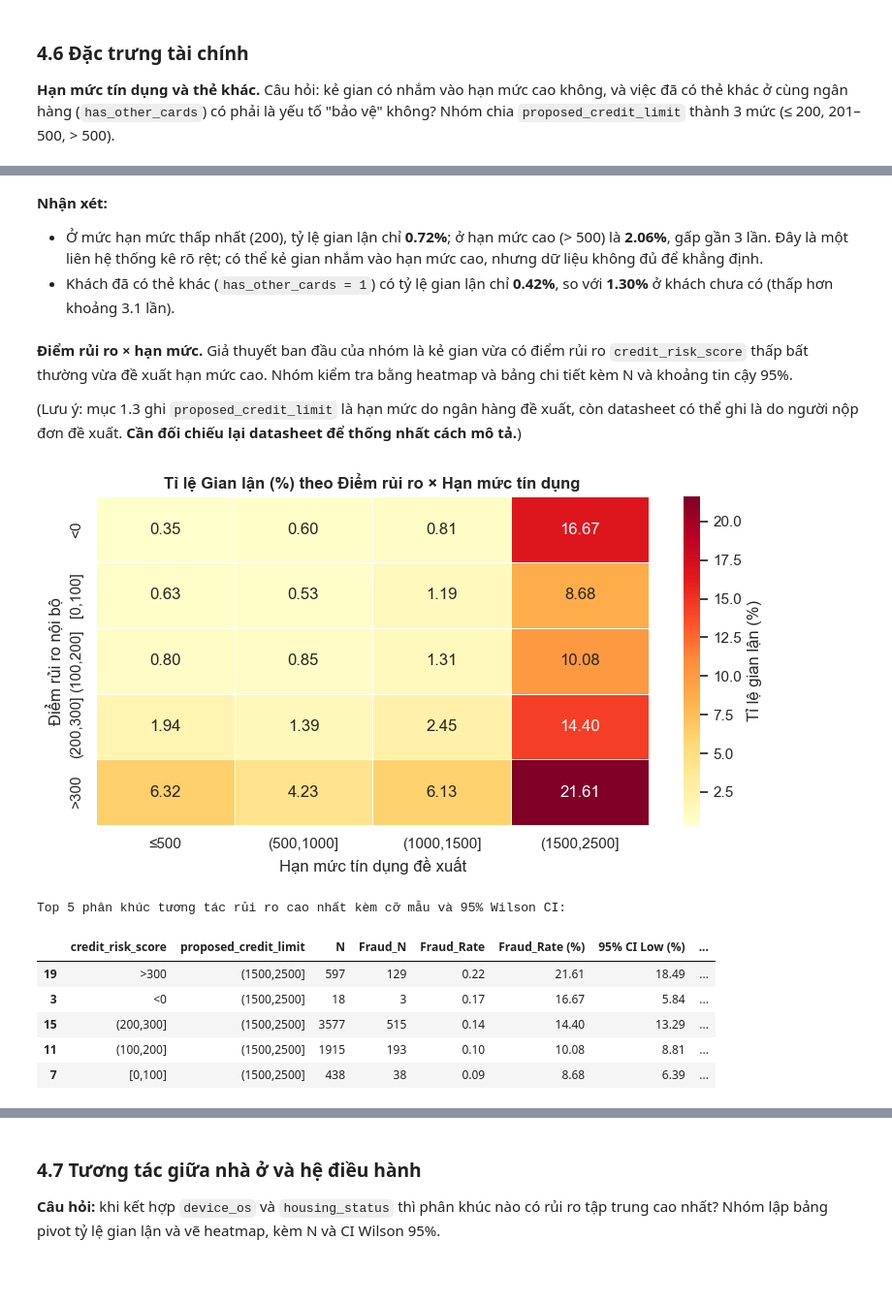
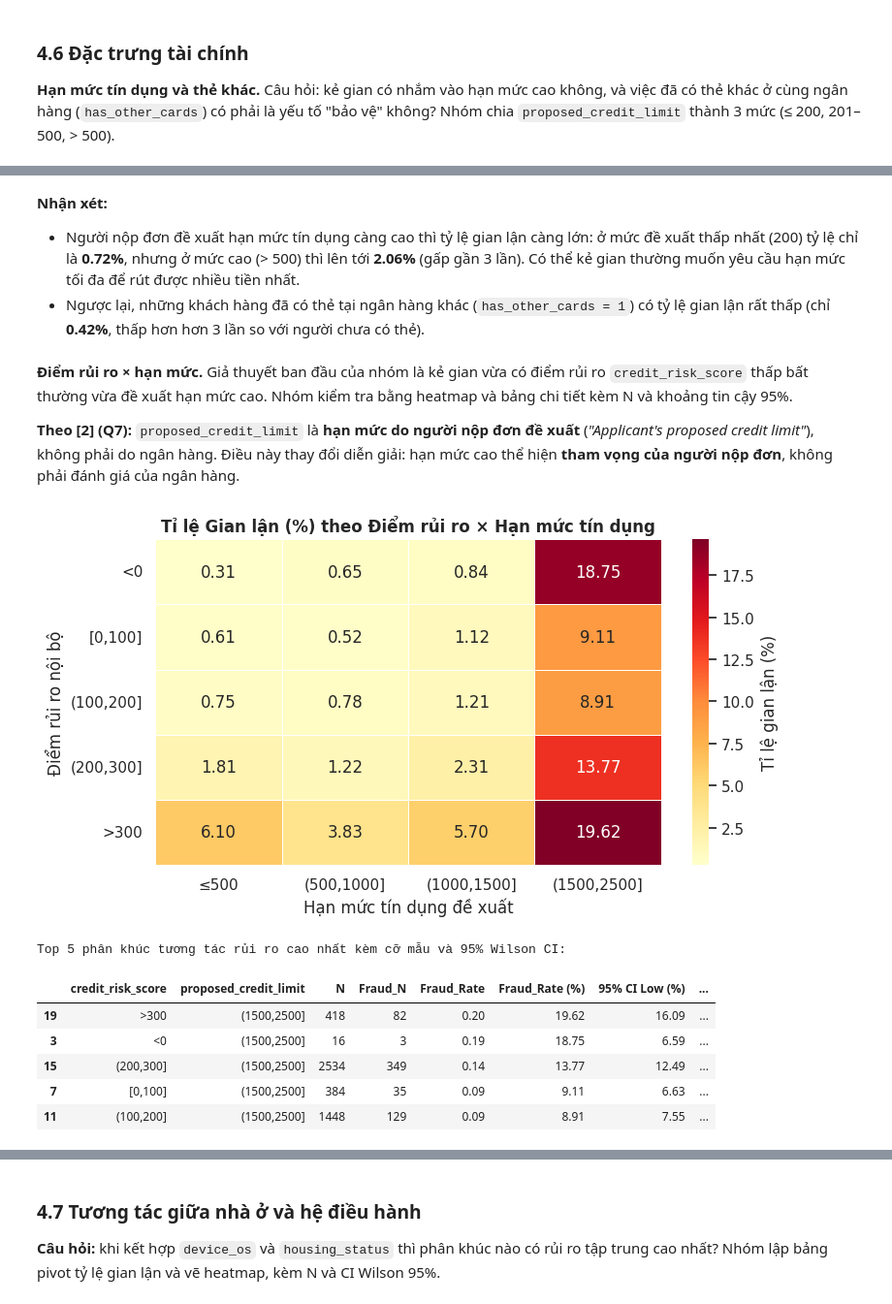
Before and after one commit to dducsw/co5177-data-analytics-and-visualization-project, a Jupyter notebook: tabular/bank-account-fraud.ipynb, the cells around one changed output, grey strips where cells are left out. Shown at 97% size. Drawn from its saved outputs; the diff is of its cells as text; code cells hidden in the pictures; blank space fills up the shorter version.

```diff
--- a/tabular/bank-account-fraud.ipynb
+++ b/tabular/bank-account-fraud.ipynb
@@ -66,9 +104,14 @@ print("Đã import thành công các thư viện cần thiết!")
 # %%
 # Đọc file dữ liệu Base.csv
-df_raw = pd.read_csv('data/Base.csv')   # bản gốc bất biến
-df = df_raw.copy()                       # bản làm việc: chạy lại từ cell này sẽ reset sạch
+load_path = data_file if ('data_file' in locals() and Path(data_file).exists()) else (
+    'data/Base.csv' if Path('data/Base.csv').exists() else 'tabular/data/Base.csv'
+)
+
+df_raw = pd.read_csv(load_path)   # bản gốc bất biến
+df = df_raw.copy()                 # bản làm việc: chạy lại từ cell này sẽ reset sạch
 
 # Kiểm tra số chiều dữ liệu và bản ghi trùng lặp
+print(f"Đã nạp file từ: {Path(load_path).resolve()}")
 print(f"Số dòng dữ liệu: {df.shape[0]:,} dòng")
 print(f"Số lượng cột: {df.shape[1]} cột")
 print(f"Số dòng bị trùng lặp hoàn toàn (duplicated): {df.duplicated().sum()}")
@@ -806,11 +868,11 @@ Tiếp theo xem tương quan giữa ba khung vận tốc (`velocity_6h`, `veloci
 # %%
 # So sánh phân phối tương quan giữa 3 khung thời gian vận tốc
 vel_cols = ['velocity_6h', 'velocity_24h', 'velocity_4w']
-vel_corr = df[vel_cols].corr()
+vel_corr = df_train[vel_cols].corr()
 
 # Khảo sát biến zip_count_4w theo phân vị
-df['zip_bins'] = pd.qcut(df['zip_count_4w'], q=5)
-zip_risk = df.groupby('zip_bins', observed=False)[target_col].agg(
+df_train['zip_bins'] = pd.qcut(df_train['zip_count_4w'], q=5)
+zip_risk = df_train.groupby('zip_bins', observed=False)[target_col].agg(
     Tong_Don='count',
     Ty_Le_Gian_Lan='mean'
 ).reset_index()
@@ -856,7 +915,7 @@ Passing `palette` without assigning `hue` is deprecated and will be removed in v
 Hai biến thể hiện khả năng một người (hoặc nhóm) nộp nhiều hồ sơ: `device_distinct_emails_8w` (số email khác nhau trên cùng thiết bị trong 8 tuần) và `date_of_birth_distinct_emails_4w` (số email khác nhau dùng chung một ngày sinh trong 4 tuần). Cột `device_fraud_count` đã bị bỏ ở 2.2.
 # %%
 # 1. Thống kê tỷ lệ gian lận theo số email xuất hiện trên thiết bị trong 8 tuần (device_distinct_emails_8w)
-device_email_stats = df.groupby('device_distinct_emails_8w').agg(
+device_email_stats = df_train.groupby('device_distinct_emails_8w').agg(
     Tong_Don=(target_col, 'count'),
     So_Gian_Lan=(target_col, 'sum'),
     Ty_Le_Gian_Lan=(target_col, 'mean')
@@ -864,8 +923,8 @@ device_email_stats = df.groupby('device_distinct_emails_8w').agg(
 device_email_stats['Ty_Le_Gian_Lan (%)'] = device_email_stats['Ty_Le_Gian_Lan'] * 100
 
 # 2. Phân vị ngày sinh trùng email trong 4 tuần (date_of_birth_distinct_emails_4w)
-df['dob_email_bins'] = pd.qcut(df['date_of_birth_distinct_emails_4w'], q=5, duplicates='drop')
-dob_stats = df.groupby('dob_email_bins', observed=False).agg(
+df_train['dob_email_bins'] = pd.qcut(df_train['date_of_birth_distinct_emails_4w'], q=5, duplicates='drop')
+dob_stats = df_train.groupby('dob_email_bins', observed=False).agg(
     Tong_Don=(target_col, 'count'),
     Ty_Le_Gian_Lan=(target_col, 'mean')
 ).reset_index()
@@ -930,14 +1002,14 @@ Passing `palette` without assigning `hue` is deprecated and will be removed in v
 **Hạn mức tín dụng và thẻ khác.** Câu hỏi: kẻ gian có nhắm vào hạn mức cao không, và việc đã có thẻ khác ở cùng ngân hàng (`has_other_cards`) có phải là yếu tố "bảo vệ" không? Nhóm chia `proposed_credit_limit` thành 3 mức (≤ 200, 201–500, > 500).
 # %%
 # Phân nhóm hạn mức tín dụng đề xuất
-df['credit_limit_bin'] = pd.cut(
-    df['proposed_credit_limit'],
+df_train['credit_limit_bin'] = pd.cut(
+    df_train['proposed_credit_limit'],
     bins=[0, 200, 500, 2500],
     labels=['Thấp (<=200)', 'Trung bình (201-500)', 'Cao (>500)']
 )
 
-limit_risk = df.groupby('credit_limit_bin')[target_col].mean() * 100
-cards_risk = df.groupby('has_other_cards')[target_col].mean() * 100
+limit_risk = df_train.groupby('credit_limit_bin', observed=False)[target_col].mean() * 100
+cards_risk = df_train.groupby('has_other_cards')[target_col].mean() * 100
 
 print("Tỷ lệ gian lận theo phân khúc hạn mức tín dụng đề xuất:")
 display(limit_risk.round(2))
@@ -983,51 +1057,51 @@ plt.show()
 # %% [markdown]
 **Nhận xét:**
-- Ở mức hạn mức thấp nhất (200), tỷ lệ gian lận chỉ **0.72%**; ở hạn mức cao (> 500) là **2.06%**, gấp gần 3 lần. Đây là một liên hệ thống kê rõ rệt; có thể kẻ gian nhắm vào hạn mức cao, nhưng dữ liệu không đủ để khẳng định.
-- Khách đã có thẻ khác (`has_other_cards = 1`) có tỷ lệ gian lận chỉ **0.42%**, so với **1.30%** ở khách chưa có (thấp hơn khoảng 3.1 lần).
+- Người nộp đơn đề xuất hạn mức tín dụng càng cao thì tỷ lệ gian lận càng lớn: ở mức đề xuất thấp nhất (200) tỷ lệ chỉ là **0.72%**, nhưng ở mức cao (> 500) thì lên tới **2.06%** (gấp gần 3 lần). Có thể kẻ gian thường muốn yêu cầu hạn mức tối đa để rút được nhiều tiền nhất.
+- Ngược lại, những khách hàng đã có thẻ tại ngân hàng khác (`has_other_cards = 1`) có tỷ lệ gian lận rất thấp (chỉ **0.42%**, thấp hơn hơn 3 lần so với người chưa có thẻ).
 # %% [markdown]
 **Điểm rủi ro × hạn mức.** Giả thuyết ban đầu của nhóm là kẻ gian vừa có điểm rủi ro `credit_risk_score` thấp bất thường vừa đề xuất hạn mức cao. Nhóm kiểm tra bằng heatmap và bảng chi tiết kèm N và khoảng tin cậy 95%.
 
-(Lưu ý: mục 1.3 ghi `proposed_credit_limit` là hạn mức do ngân hàng đề xuất, còn datasheet có thể ghi là do người nộp đơn đề xuất. **Cần đối chiếu lại datasheet để thống nhất cách mô tả.**)
+**Theo [2] (Q7):** `proposed_credit_limit` là **hạn mức do người nộp đơn đề xuất** (*"Applicant's proposed credit limit"*), không phải do ngân hàng. Điều này thay đổi diễn giải: hạn mức cao thể hiện **tham vọng của người nộp đơn**, không phải đánh giá của ngân hàng.
 # %%
 # 1. Phân nhóm điểm rủi ro & hạn mức tín dụng
-score_bins = pd.cut(df['credit_risk_score'], bins=[-np.inf, 0, 100, 200, 300, np.inf],
+score_bins = pd.cut(df_train['credit_risk_score'], bins=[-np.inf, 0, 100, 200, 300, np.inf],
                     labels=['<0', '[0,100]', '(100,200]', '(200,300]', '>300'])
-limit_bins = pd.cut(df['proposed_credit_limit'], bins=[0, 500, 1000, 1500, 2500],
+limit_bins = pd.cut(df_train['proposed_credit_limit'], bins=[0, 500, 1000, 1500, 2500],
                     labels=['≤500', '(500,1000]', '(1000,1500]', '(1500,2500]'])
 
 # 2. Tạo bảng tỉ lệ gian lận (%)
-pivot = df.pivot_table(index=score_bins, columns=limit_bins, values=target_col, aggfunc='mean', observed=True) * 100
+pivot = df_train.pivot_table(index=score_bins, columns=limit_bins, values=target_col, aggfunc='mean', observed=True) * 100
 
 # 3. Trực quan hóa Heatmap vùng rủi ro
 plt.figure(figsize=(8, 4.5))
 sns.heatmap(pivot, annot=True, fmt='.2f', cmap='YlOrRd', linewidths=0.5, cbar_kws={'label': 'Tỉ lệ gian lận (%)'})
 plt.title('Tỉ lệ Gian lận (%) theo Điểm rủi ro × Hạn mức tín dụng', fontweight='bold')
 plt.xlabel('Hạn mức tín dụng đề xuất')
 plt.ylabel('Điểm rủi ro nội bộ')
 plt.tight_layout()
 plt.show()
 
 # 4. Bảng thống kê chi tiết kèm Cỡ mẫu N và Khoảng tin cậy 95% Wilson
-risk_detail = df.groupby([score_bins, limit_bins], observed=True)[target_col].agg(
+risk_detail = df_train.groupby([score_bins, limit_bins], observed=True)[target_col].agg(
     N='count',
     Fraud_N='sum',
     Fraud_Rate='mean'
 ).reset_index()
 
 ci_low_risk, ci_high_risk = proportion_confint(risk_detail['Fraud_N'], risk_detail['N'], method='wilson')
 risk_detail['Fraud_Rate (%)'] = risk_detail['Fraud_Rate'] * 100
 risk_detail['95% CI Low (%)'] = ci_low_risk * 100
 risk_detail['95% CI High (%)'] = ci_high_risk * 100
 risk_detail = risk_detail.sort_values(by='Fraud_Rate (%)', ascending=False)
 
 print("Top 5 phân khúc tương tác rủi ro cao nhất kèm cỡ mẫu và 95% Wilson CI:")
 display(risk_detail.head(5).round(2))
 # %% [output]
-[figure, old version]
+[figure, new version]
 Top 5 phân khúc tương tác rủi ro cao nhất kèm cỡ mẫu và 95% Wilson CI:
 |  | credit_risk_score | proposed_credit_limit | N | Fraud_N | Fraud_Rate | Fraud_Rate (%) | 95% CI Low (%) | ... |
-| 19 | >300 | (1500,2500] | 597 | 129 | 0.22 | 21.61 | 18.49 | ... |
-| 3 | <0 | (1500,2500] | 18 | 3 | 0.17 | 16.67 | 5.84 | ... |
-| 15 | (200,300] | (1500,2500] | 3577 | 515 | 0.14 | 14.40 | 13.29 | ... |
-| 11 | (100,200] | (1500,2500] | 1915 | 193 | 0.10 | 10.08 | 8.81 | ... |
-| 7 | [0,100] | (1500,2500] | 438 | 38 | 0.09 | 8.68 | 6.39 | ... |
+| 19 | >300 | (1500,2500] | 418 | 82 | 0.20 | 19.62 | 16.09 | ... |
+| 3 | <0 | (1500,2500] | 16 | 3 | 0.19 | 18.75 | 6.59 | ... |
+| 15 | (200,300] | (1500,2500] | 2534 | 349 | 0.14 | 13.77 | 12.49 | ... |
+| 7 | [0,100] | (1500,2500] | 384 | 35 | 0.09 | 9.11 | 6.63 | ... |
+| 11 | (100,200] | (1500,2500] | 1448 | 129 | 0.09 | 8.91 | 7.55 | ... |
```
Also changed, not shown: parts of 132 cells of this notebook, 9 other files.
